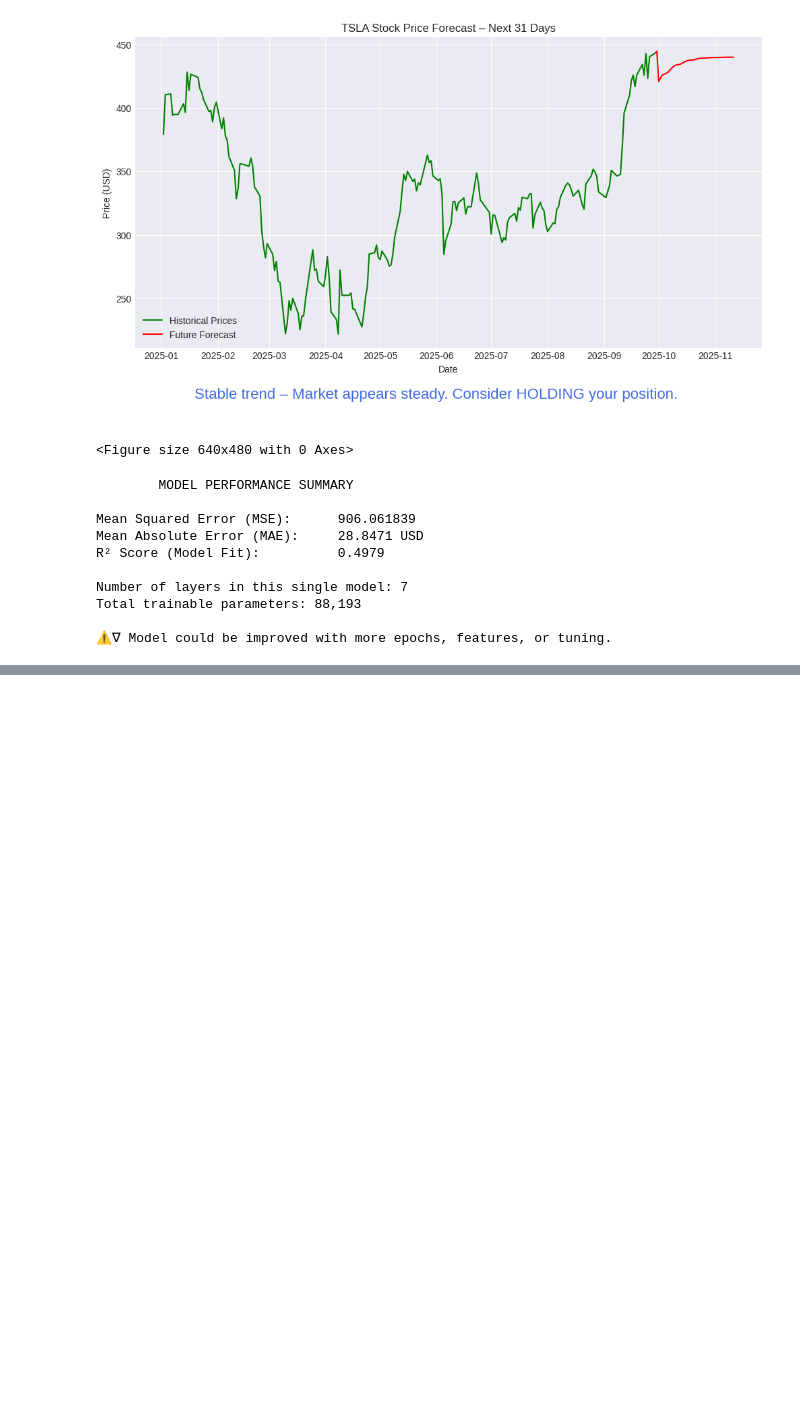
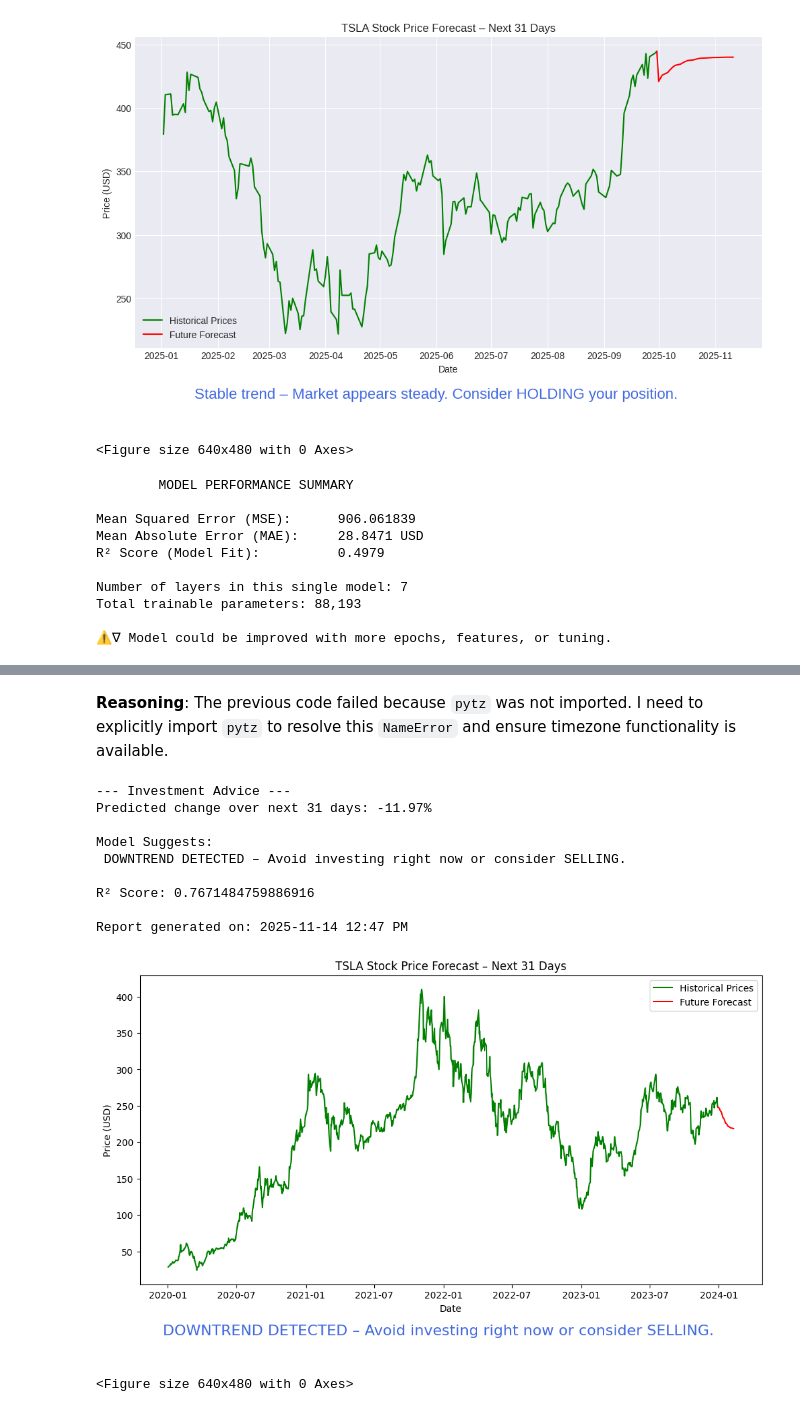
Before and after one commit to cpratham3/LSTM_Neural_Network, a Jupyter notebook: Market_Forecast_RNN.ipynb, the cells around one changed output, grey strips where cells are left out. Drawn from its saved outputs; the diff is of its cells as text; code cells hidden in the pictures; blank space fills up the shorter version.

```diff
--- a/Market_Forecast_RNN.ipynb
+++ b/Market_Forecast_RNN.ipynb
@@ -757,0 +1874,69 @@ Total trainable parameters: 88,193
+# %% [markdown]
+**Reasoning**:
+The previous code failed because `pytz` was not imported. I need to explicitly import `pytz` to resolve this `NameError` and ensure timezone functionality is available.
+# %%
+import datetime
+import pytz
+import matplotlib.pyplot as plt
+from sklearn.metrics import r2_score
+
+# STEP 12: Investment Advice Based on Predicted Trend
+
+# Set timezone to Toronto (Eastern Time)
+toronto_tz = pytz.timezone('America/Toronto')
+local_time = datetime.datetime.now(toronto_tz)
+
+# Working with scalar (not Series) values
+start_price = float(future_df['Predicted Price'].iloc[0])
+end_price = float(future_df['Predicted Price'].iloc[-1])
+
+# Calculate percent change between first and last predicted price
+percent_change = ((end_price - start_price) / start_price) * 100
+
+# Decide recommendation (right time to invest in it or not)
+if percent_change > 2:
+    advice = "STRONG UPTREND DETECTED !! – It may be a good time to INVEST (BUY). \n"
+elif percent_change < -2:
+    advice = "DOWNTREND DETECTED – Avoid investing right now or consider SELLING. \n"
+else:
+    advice = "Stable trend – Market appears steady. Consider HOLDING your position. \n"
+
+print("\n--- Investment Advice ---")
+print(f"Predicted change over next {len(future_df)} days: {percent_change:.2f}%")
+print()
+print("Model Suggests: \n", advice)
+
+r2 = r2_score(y_test_actual_unscaled, predictions_unscaled)
+print("R² Score:", r2)
+
+# Plot
+plt.figure(figsize=(12,6))
+plt.plot(data.index, data['Close'], label="Historical Prices", color='green')
+
+print()
+
+# Get current local time in Toronto
+local_time = datetime.datetime.now(toronto_tz)
+
+print("Report generated on:", local_time.strftime("%Y-%m-%d %I:%M %p \n"))
+
+plt.plot(future_df['Date'], future_df['Predicted Price'], label="Future Forecast", color='red')
+plt.title(f"{ticker} Stock Price Forecast – Next {len(future_df)} Days")
+plt.xlabel("Date")
+plt.ylabel("Price (USD)")
+plt.legend()
+plt.figtext(0.5, -0.05, advice, wrap=True, ha='center', fontsize=16, color='royalblue')
+plt.show()
+plt.savefig("MSFT_Forecast_Results.png", dpi=300, bbox_inches='tight') # to save the final figure
+# %% [output]
+--- Investment Advice ---
+Predicted change over next 31 days: -11.97%
+
+Model Suggests:
+ DOWNTREND DETECTED – Avoid investing right now or consider SELLING.
+
+R² Score: 0.7671484759886916
+
+Report generated on: 2025-11-14 12:47 PM
+[figure, added]
+<Figure size 640x480 with 0 Axes>
```
Also changed, not shown: parts of 37 cells of this notebook.
